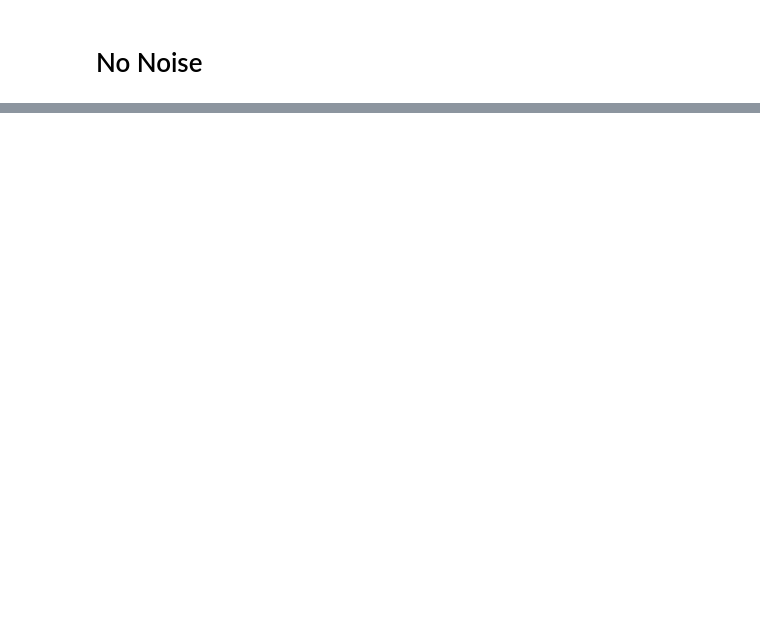
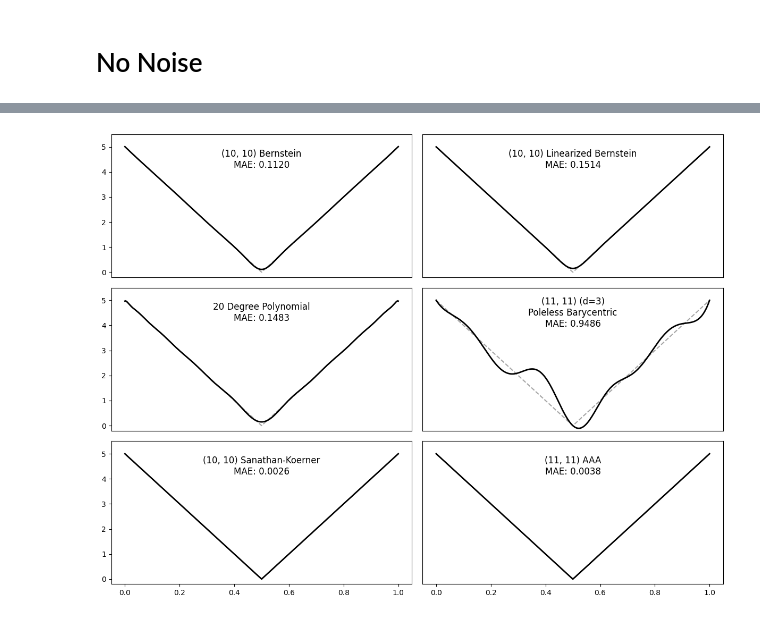
Before and after one commit to infamoussoap/RationalFunctionApproximation, a Jupyter notebook: Plots/Approximator Plots.ipynb, the cells around one changed output, grey strips where cells are left out. Drawn from its saved outputs; the diff is of its cells as text; code cells hidden in the pictures; blank space fills up the shorter version.

```diff
--- a/Plots/Approximator Plots.ipynb
+++ b/Plots/Approximator Plots.ipynb
@@ -173,0 +184,40 @@ for name, approximator in approximators.items():
+# %%
+plt.figure(figsize=(12, 9))
+
+x_vals = np.linspace(0, 1, 10_001)
+
+i = 1
+for name, approximator in approximators.items():
+    plt.subplot(3, 2, i)
+    plt.plot(x, y, '--', alpha=0.7, color='grey')
+
+    approximator.fit(x, y)
+    mae = np.max(abs(approximator(x) - y))
+
+    plt.plot(x_vals, approximator(x_vals), linewidth=2, color='black')
+
+    if name == 'Polynomial':
+        plt.text(0.5, 4.5, f"{approximator.n} Degree {name}\nMAE: {mae:.4f}", fontsize=12,
+                 horizontalalignment='center', verticalalignment='center')
+    elif name == 'Poleless Barycentric':
+        plt.text(0.5, 4.5, f"{approximator.n, approximator.m} (d={approximator.d})\n{name}\nMAE: {mae:.4f}",
+                 fontsize=12, horizontalalignment='center', verticalalignment='center')
+    else:
+        plt.text(0.5, 4.5, f"{approximator.n, approximator.m} {name}\nMAE: {mae:.4f}", fontsize=12,
+                 horizontalalignment='center', verticalalignment='center')
+
+    plt.ylim(-0.2, 5.5)
+
+    if i % 2 == 0:
+        plt.yticks([], [])
+
+    if i <= 4:
+        plt.xticks([], [])
+
+    i += 1
+
+plt.tight_layout()
+# plt.savefig(f"{working_folder}/tan_{name}_fits.png", dpi=150)
+plt.savefig(f"{working_folder}/abs_fits.png", dpi=150)
+# %% [output]
+[figure, added]
```
Also changed, not shown: parts of 9 cells of this notebook, 17 other files.
